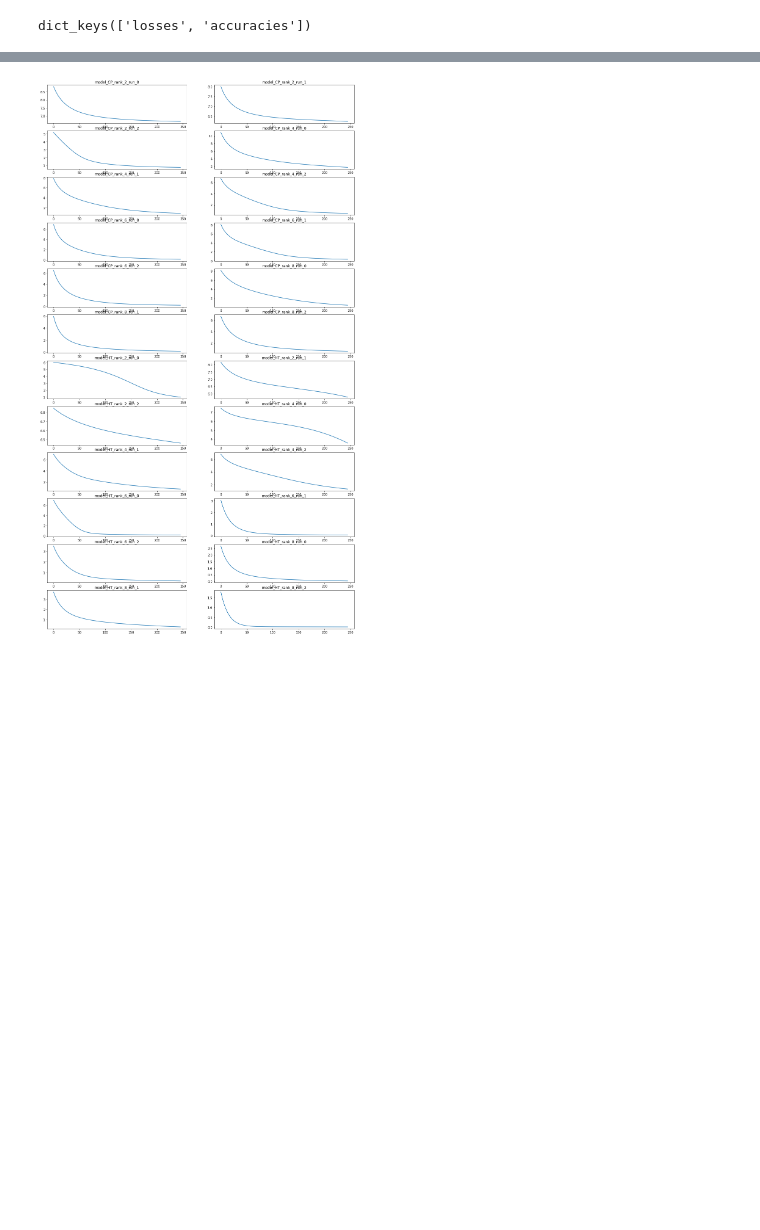
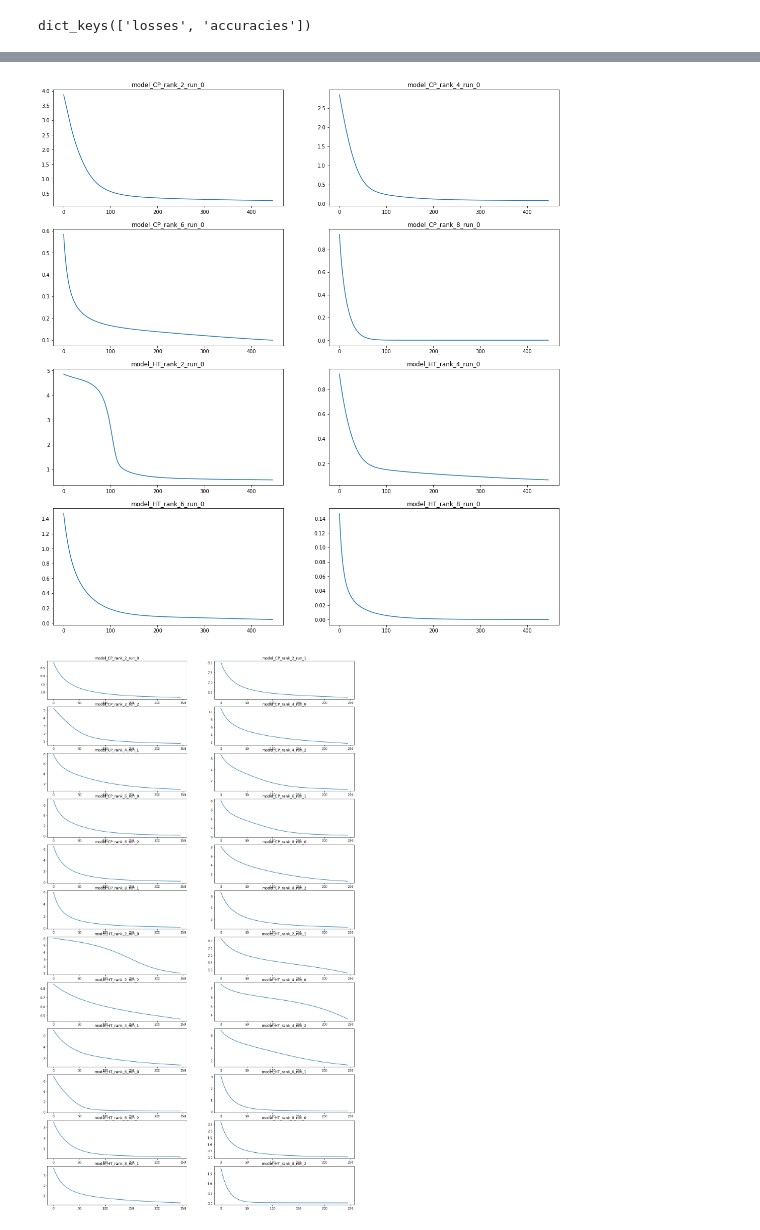
Before and after one commit to Beh-noush/TT-classification, a Jupyter notebook: TN_classification_experiment.ipynb, the cells around one changed output, grey strips where cells are left out. Cells and saved outputs as stored; diff of their text form; code cells hidden in the pictures; blank space fills up the shorter version.

```diff
--- a/TN_classification_experiment.ipynb
+++ b/TN_classification_experiment.ipynb
@@ -697,3 +706,12 @@ dict_keys(['losses', 'accuracies'])
+# %%
+plt.figure(figsize = (18,40))
+
+for i, key in enumerate(dict_all_results.keys()):
+  plt.subplot(len(dict_all_results.keys()),2,i+1)
+  plt.plot(dict_all_results[key]['losses']['train'][20:])
+  plt.title(key)
+# %% [output]
+[figure, added]
 # %%
 plt.figure(figsize = (18,66))
 
```
Also changed, not shown: parts of 4 cells of this notebook.
